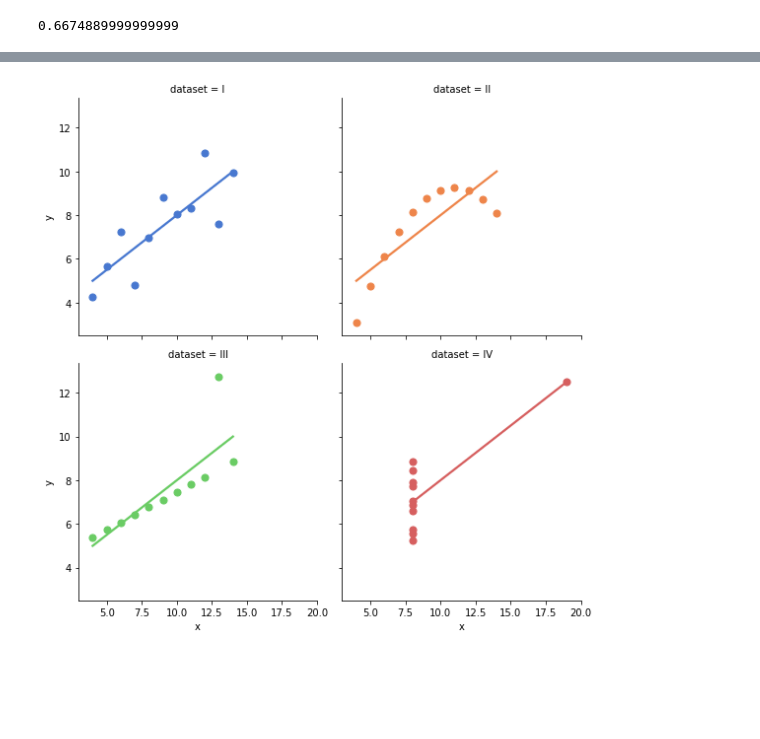
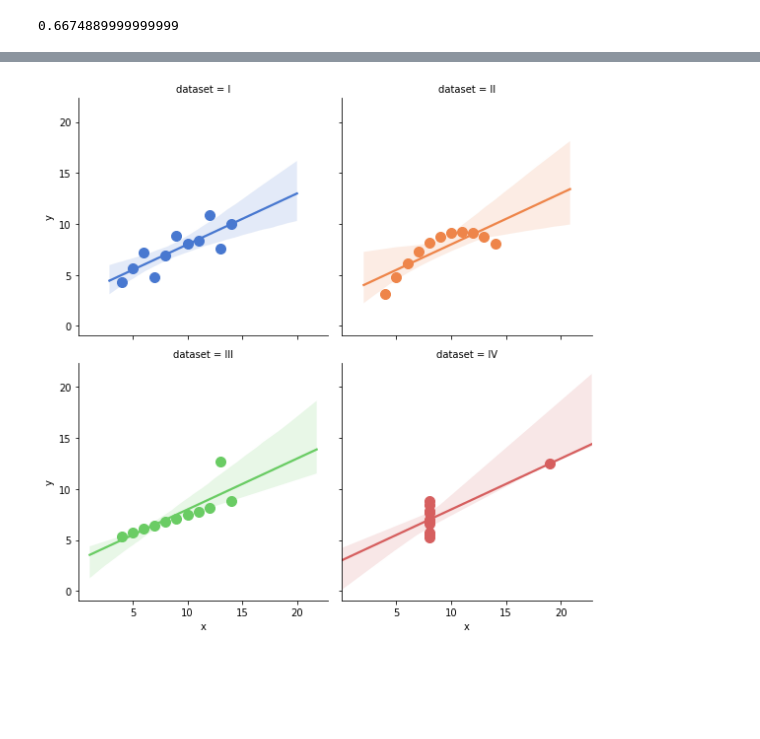
Before and after one commit to Karsten-Yan/nf_ds_aufgaben, a Jupyter notebook: hh-2020-ds1-Linear-Regression/2-Limitation-of-Linear-Regression.ipynb, the cells around one changed output, grey strips where cells are left out. Cells and saved outputs as stored; diff of their text form; code cells hidden in the pictures.

```diff
--- a/hh-2020-ds1-Linear-Regression/2-Limitation-of-Linear-Regression.ipynb
+++ b/hh-2020-ds1-Linear-Regression/2-Limitation-of-Linear-Regression.ipynb
@@ -61,9 +81,9 @@ results
 # %%
 # Show the results of a linear regression within each dataset
 sns.lmplot(x="x", y="y", col="dataset", hue="dataset", data=anscombe,
-           col_wrap=2, ci=None, palette="muted", size=4, scatter_kws={"s": 50, "alpha": 1});
+           col_wrap=2, palette="muted", size=4, scatter_kws={"s": 100, "alpha": 1});
 # %% [output]
-[figure, old version]
+[figure, new version]
 # %% [markdown]
 <br>
 <br>
```
Also changed, not shown: parts of 4 cells of this notebook, 10 other files.
